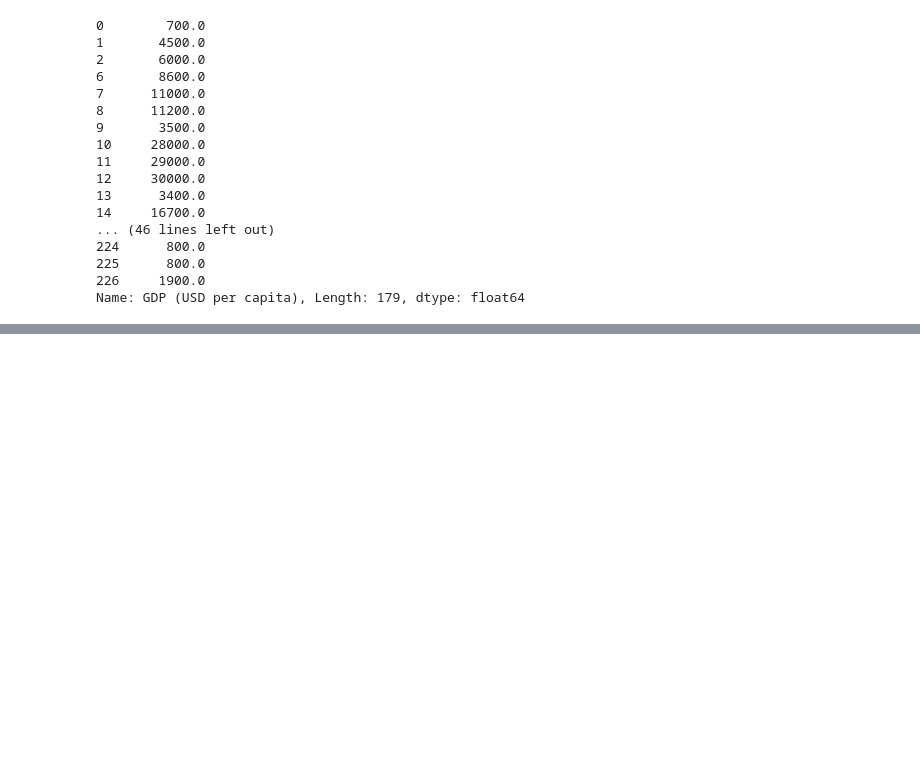
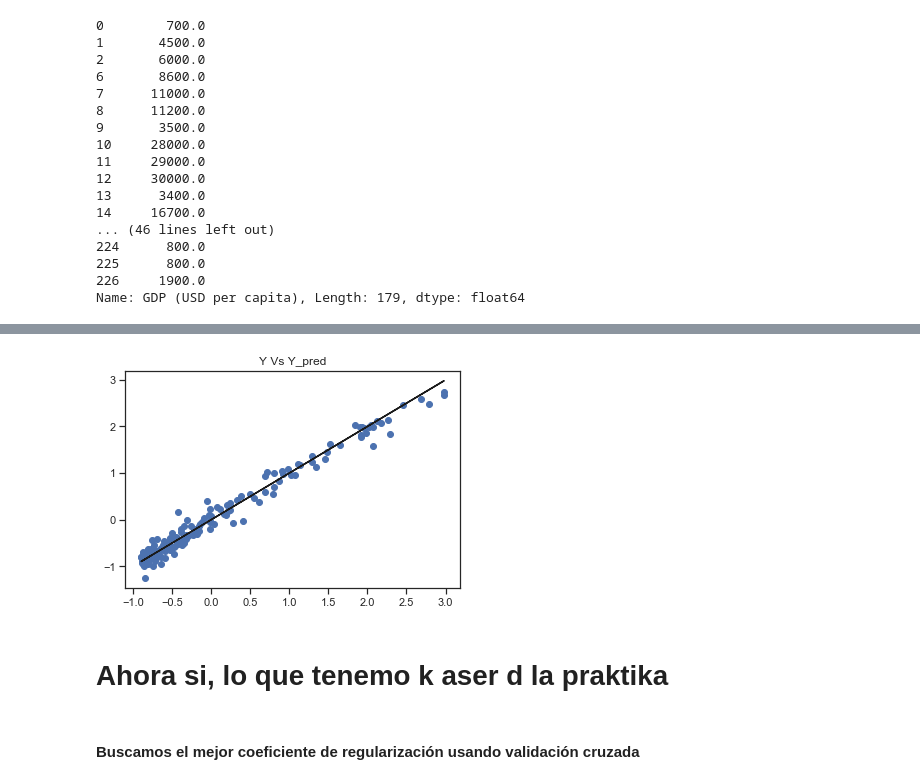
Before and after one commit to Al3xFreeman/IA2, a Jupyter notebook: P1-3.ipynb, the cells around one changed output, grey strips where cells are left out. Cells and saved outputs as stored; diff of their text form; code cells hidden in the pictures; blank space fills up the shorter version.

```diff
--- a/P1-3.ipynb
+++ b/P1-3.ipynb
@@ -189,0 +364,17 @@ target_scaled=scaler_y.transform(df_scaled['GDP (USD per capita)'].to_numpy().re
+# %%
+fig2 = plt.figure()
+ax2 = plt.axes()
+
+# dibujamos los errores: la distancia a la recta indica el nivel de error
+ax2.scatter(target_scaled, predicts)
+# Pintamos la referencia de la predicción perfecta
+ax2.plot(target_scaled, target_scaled, color='k')
+
+plt.title('Y Vs Y_pred')
+plt.show()
+# %% [output]
+[figure, added]
+# %% [markdown]
+# Ahora si, lo que tenemo k aser d la praktika
+# %% [markdown]
+#### Buscamos el mejor coeficiente de regularización usando validación cruzada
```
Also changed, not shown: parts of 31 cells of this notebook.
